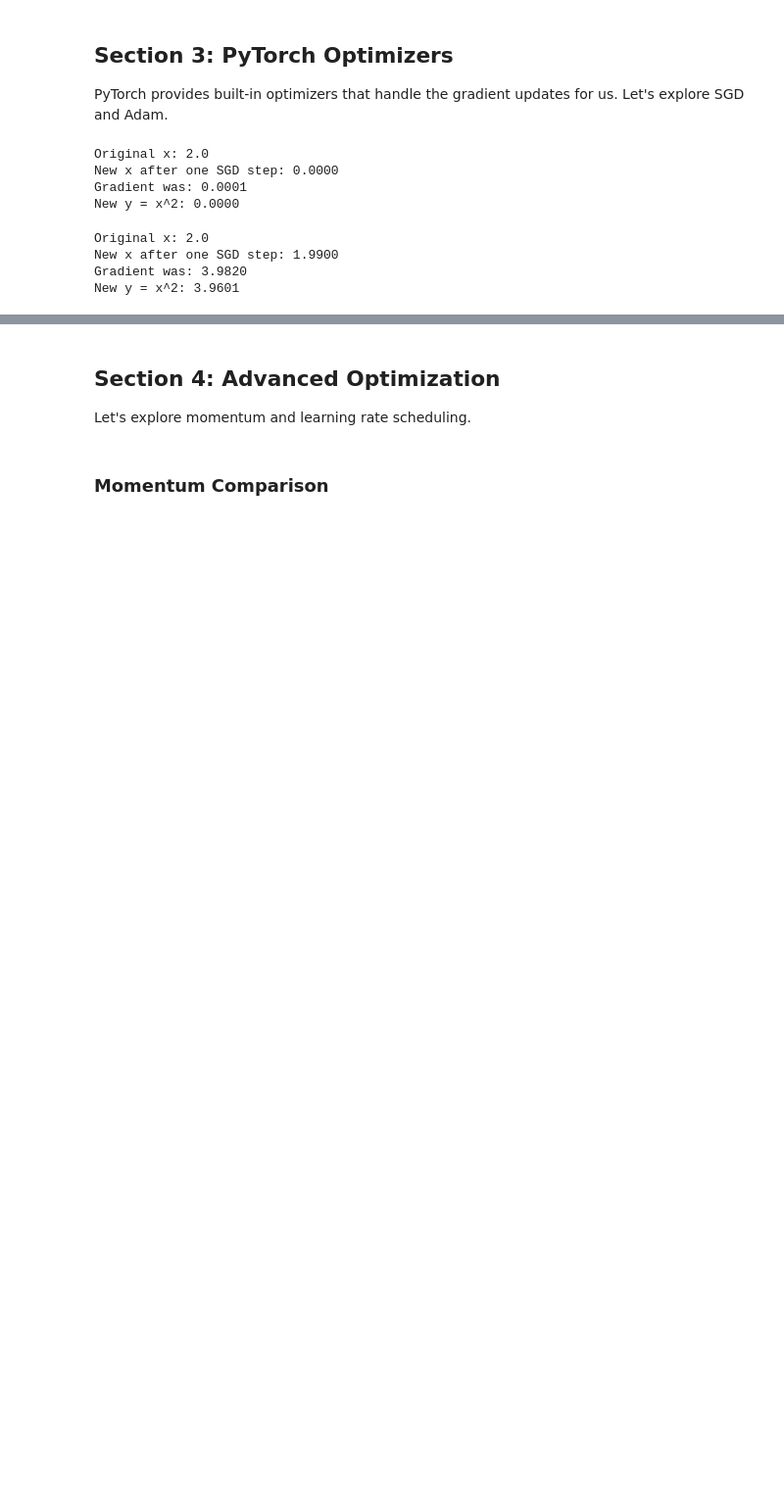
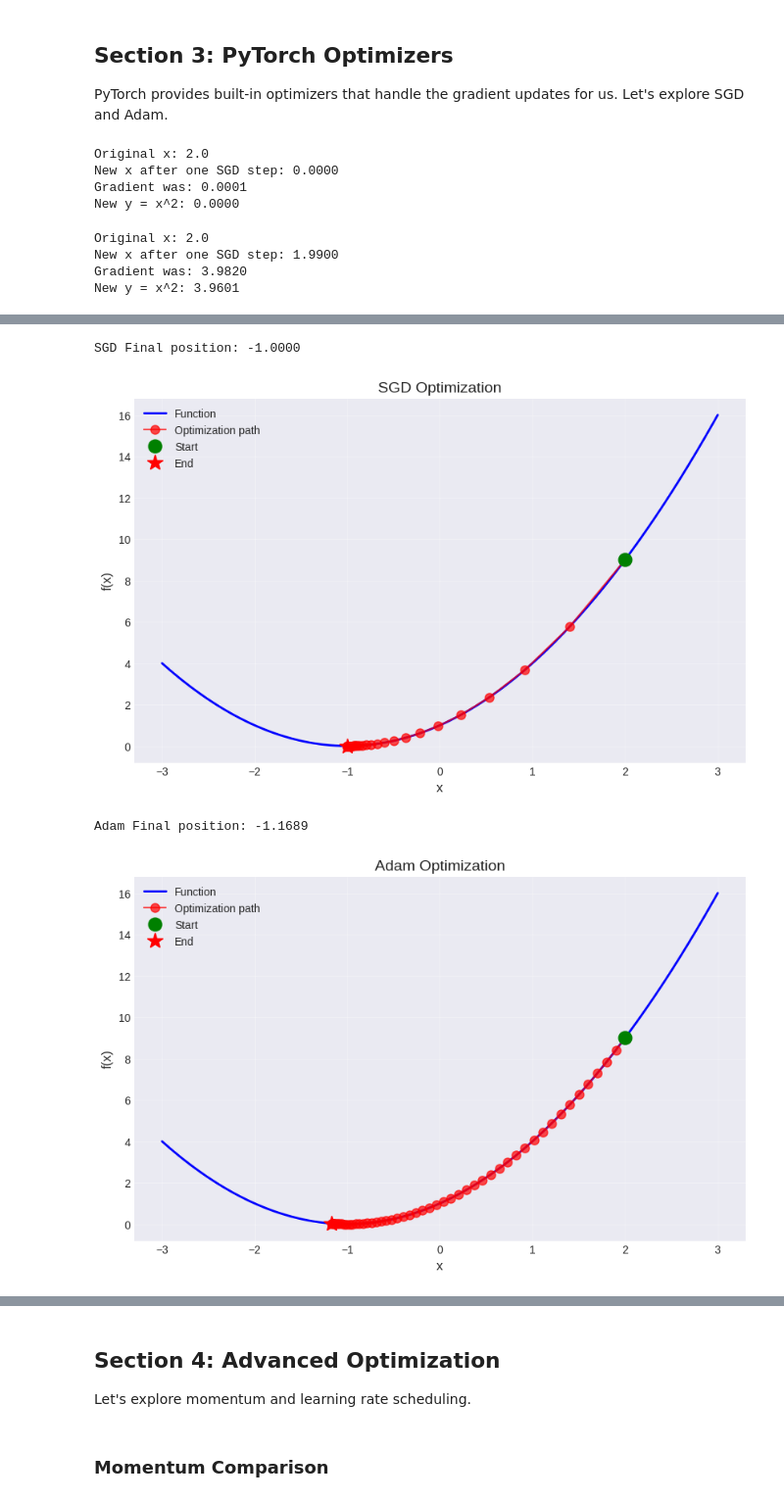
Before and after one commit to sweetlulubaby/pytorch, a Jupyter notebook: website/public/modules/python-deep-learning/module2/exercises/exercise2.ipynb, the cells around one changed output, grey strips where cells are left out. Shown at 98% size. Cells and saved outputs as stored; diff of their text form; code cells hidden in the pictures; blank space fills up the shorter version.

```diff
--- a/website/public/modules/python-deep-learning/module2/exercises/exercise2.ipynb
+++ b/website/public/modules/python-deep-learning/module2/exercises/exercise2.ipynb
@@ -385,35 +437,46 @@ def optimize_with_pytorch(f: Callable, x0: torch.Tensor, optimizer: torch.optim.
         Tuple of (final_x, trajectory)
     """
     trajectory = [x0.clone().detach()]
+    for i in range(n_iterations):
+        optimizer.zero_grad()
+        y = f(x0)
+        y.backward()
+        optimizer.step()
+        trajectory.append(x0.clone().detach())
 
+    return x0, trajectory
     # TODO: Implement the optimization loop
     # For each iteration:
     #   1. Zero gradients: optimizer.zero_grad()
     #   2. forward : f(x0)
     #   3. Compute gradients: loss.backward()
     #   4. Update parameters: optimizer.step()
     #   5. Store current position in trajectory
 
-    return None, None
 
 # Test with SGD
 if optimize_with_pytorch is not None and f1_tensor is not None:
     sgd_x = torch.tensor(2.0, requires_grad=True)
     sgd_opt = torch.optim.SGD([sgd_x], lr=0.1)
 
     result_sgd, traj_sgd = optimize_with_pytorch(f1_tensor, sgd_x, sgd_opt, 50)
     if result_sgd is not None:
         print(f"SGD Final position: {result_sgd.item():.4f}")
         plot_1d_function_torch(f1_tensor, (-3, 3), traj_sgd, "SGD Optimization")
 
     # Test with Adam
     adam_x = torch.tensor(2.0, requires_grad=True)
     adam_opt = torch.optim.Adam([adam_x], lr=0.1)
 
     result_adam, traj_adam = optimize_with_pytorch(f1_tensor, adam_x, adam_opt, 50)
     if result_adam is not None:
         print(f"Adam Final position: {result_adam.item():.4f}")
         plot_1d_function_torch(f1_tensor, (-3, 3), traj_adam, "Adam Optimization")
+# %% [output]
+SGD Final position: -1.0000
+[figure, added]
+Adam Final position: -1.1689
+[figure, added]
 # %%
 # Test Section 3: Optimization with PyTorch
 section_tests = [(getattr(validator, name), desc) for name, desc in EXERCISE2_SECTIONS["Section 3: PyTorch Optimizers"] if "optimize_with_pytorch" in name]
```
Also changed, not shown: parts of 10 cells of this notebook.
